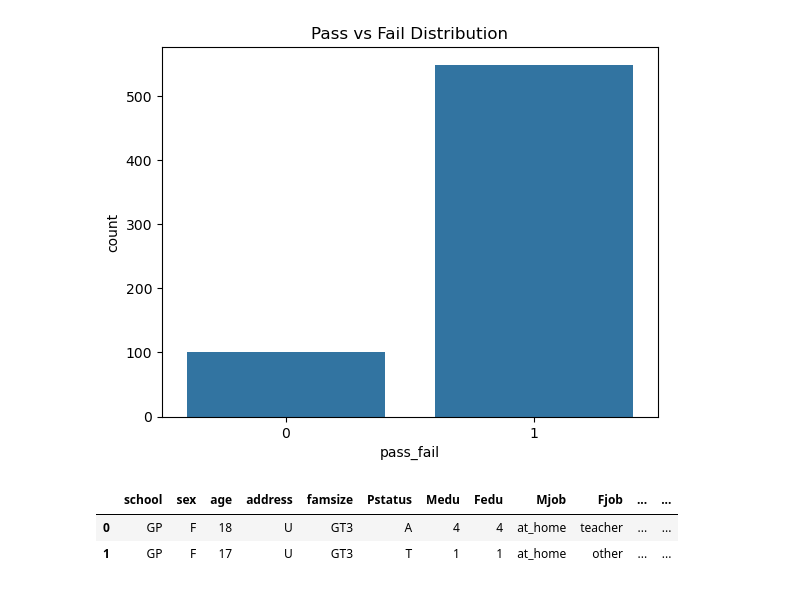
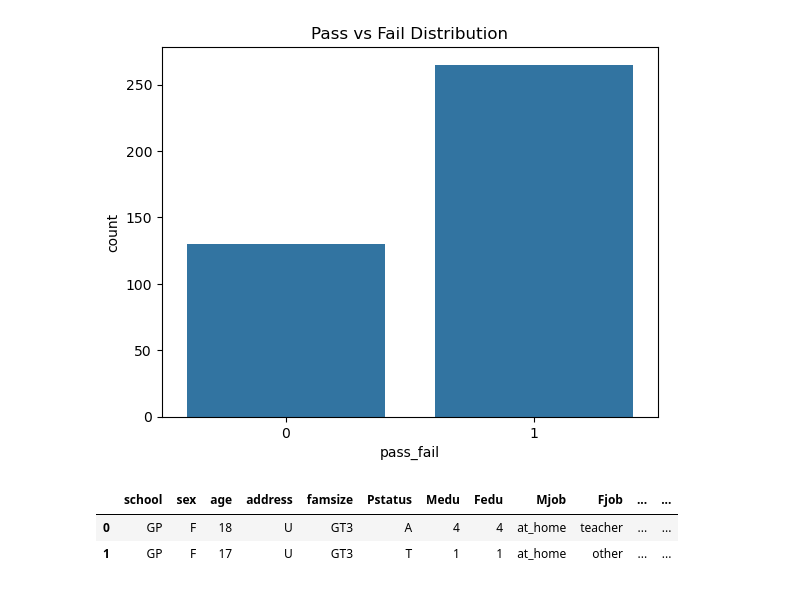
Before and after one commit to jrenoj/finalproj-indeng142, a Jupyter notebook: classification.ipynb, the cells around one changed output. Cells and saved outputs as stored; diff of their text form; code cells hidden in the pictures.

```diff
--- a/classification.ipynb
+++ b/classification.ipynb
@@ -8,7 +8,7 @@ import seaborn as sns
 import matplotlib.pyplot as plt
 
 # Load dataset
-df = pd.read_csv("data/student-por.csv", sep=';')
+df = pd.read_csv("data/student-mat.csv", sep=';')
 
 # Create binary target: pass = 1 if G3 >= 10
 df["pass_fail"] = (df["G3"] >= 10).astype(int)
@@ -37,4 +37,4 @@ Requirement already satisfied: six>=1.5 in /home/jahn42/miniconda3/lib/python3.1
-[figure, old version]
+[figure, new version]
 # %%
 # View the first few rows of the dataset
 df.head(2)
```
Also changed, not shown: parts of 10 cells of this notebook.
